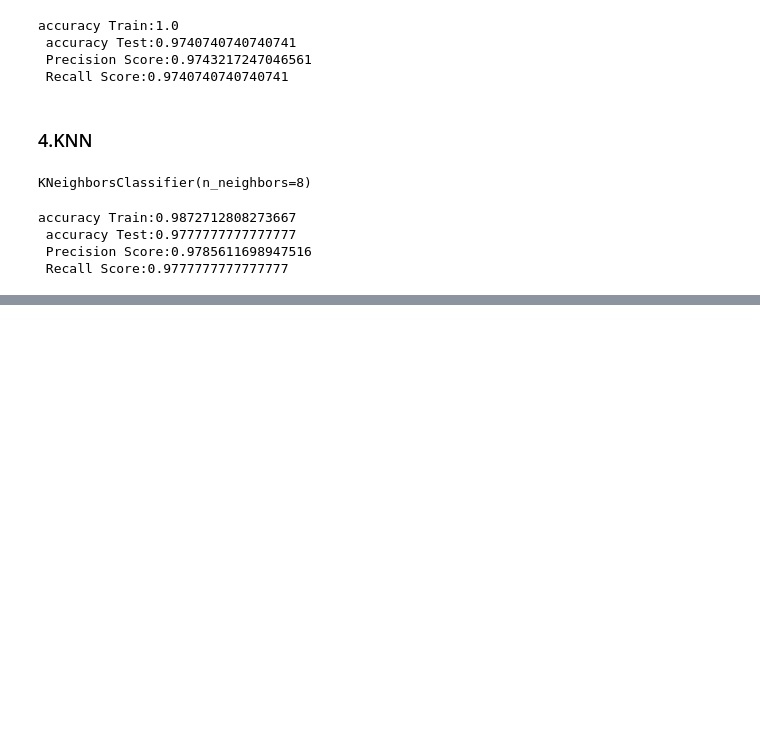
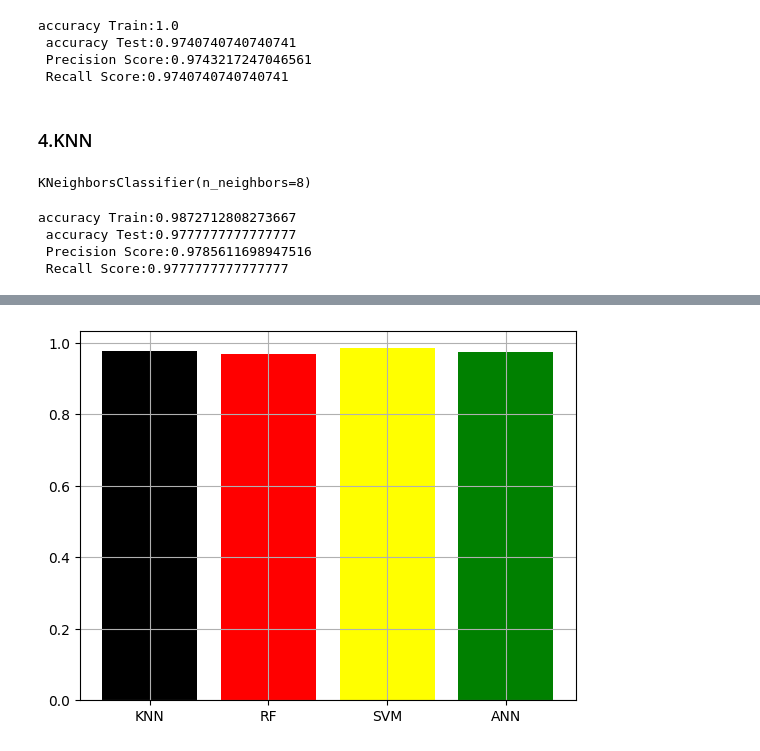
Before and after one commit to Saeid-Soodi/Machine-Learning, a Jupyter notebook: Project/2-Image Detection (numbers 0 to 9)/digits.ipynb, the cells around one changed output, grey strips where cells are left out. Cells and saved outputs as stored; diff of their text form; code cells hidden in the pictures; blank space fills up the shorter version.

```diff
--- a/Project/2-Image Detection (numbers 0 to 9)/digits.ipynb
+++ b/Project/2-Image Detection (numbers 0 to 9)/digits.ipynb
@@ -169,0 +182,9 @@ accuracy Train:0.9872712808273667
+# %%
+accuracy_test =[accTest_knn,accTest_rf,accTest_svm,accTest_ann]
+title = ["KNN","RF","SVM","ANN"]
+color=['black','red','yellow','green']
+plt.bar(title,accuracy_test,color=color)
+plt.grid()
+plt.show()
+# %% [output]
+[figure, added]
```
Also changed, not shown: parts of 4 cells of this notebook.
